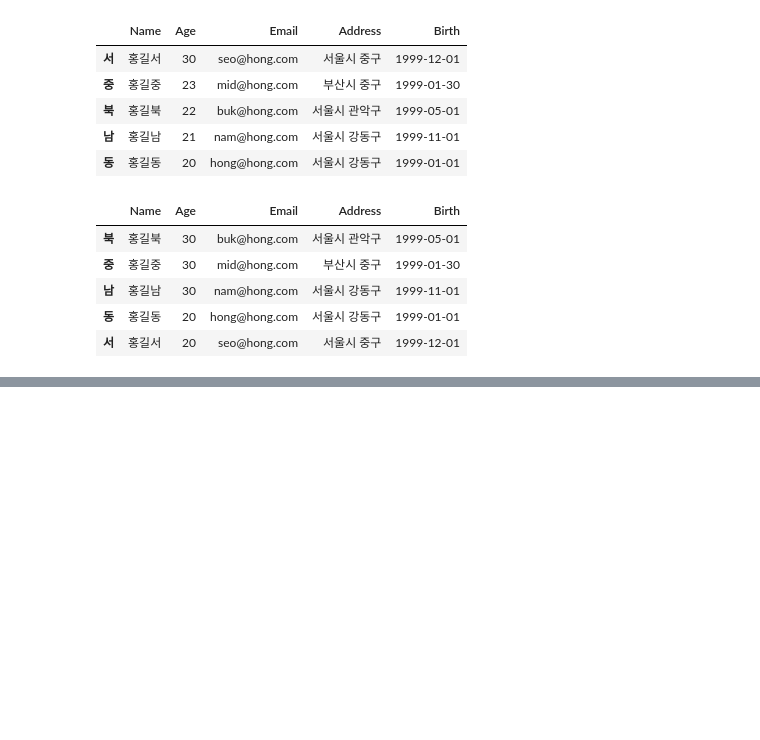
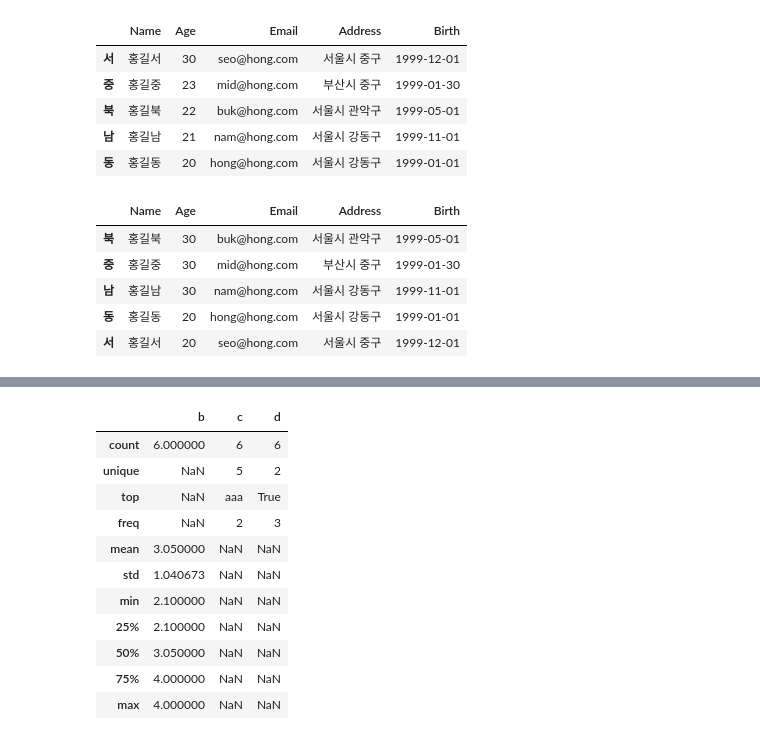
Before and after one commit to taro87/ai, a Jupyter notebook: source/01_python/ch11 데이터프레임과 시리즈(1~8장).ipynb, the cells around one changed output, grey strips where cells are left out. Cells and saved outputs as stored; diff of their text form; code cells hidden in the pictures; blank space fills up the shorter version.

```diff
--- a/source/01_python/ch11 데이터프레임과 시리즈(1~8장).ipynb
+++ b/source/01_python/ch11 데이터프레임과 시리즈(1~8장).ipynb
@@ -1414,0 +1621,16 @@ member.sort_values(by=['Age', 'Email'], ascending=[False, True])
+# %%
+# include 매개변수를 통해서 요약통계량을 출력할 타입 지정
+df.describe(include=['float64', 'bool', 'object'])
+# %% [output]
+|  | b | c | d |
+| count | 6.000000 | 6 | 6 |
+| unique | NaN | 5 | 2 |
+| top | NaN | aaa | True |
+| freq | NaN | 2 | 3 |
+| mean | 3.050000 | NaN | NaN |
+| std | 1.040673 | NaN | NaN |
+| min | 2.100000 | NaN | NaN |
+| 25% | 2.100000 | NaN | NaN |
+| 50% | 3.050000 | NaN | NaN |
+| 75% | 4.000000 | NaN | NaN |
+| max | 4.000000 | NaN | NaN |
```
Also changed, not shown: parts of 28 cells of this notebook, 4 other files.
